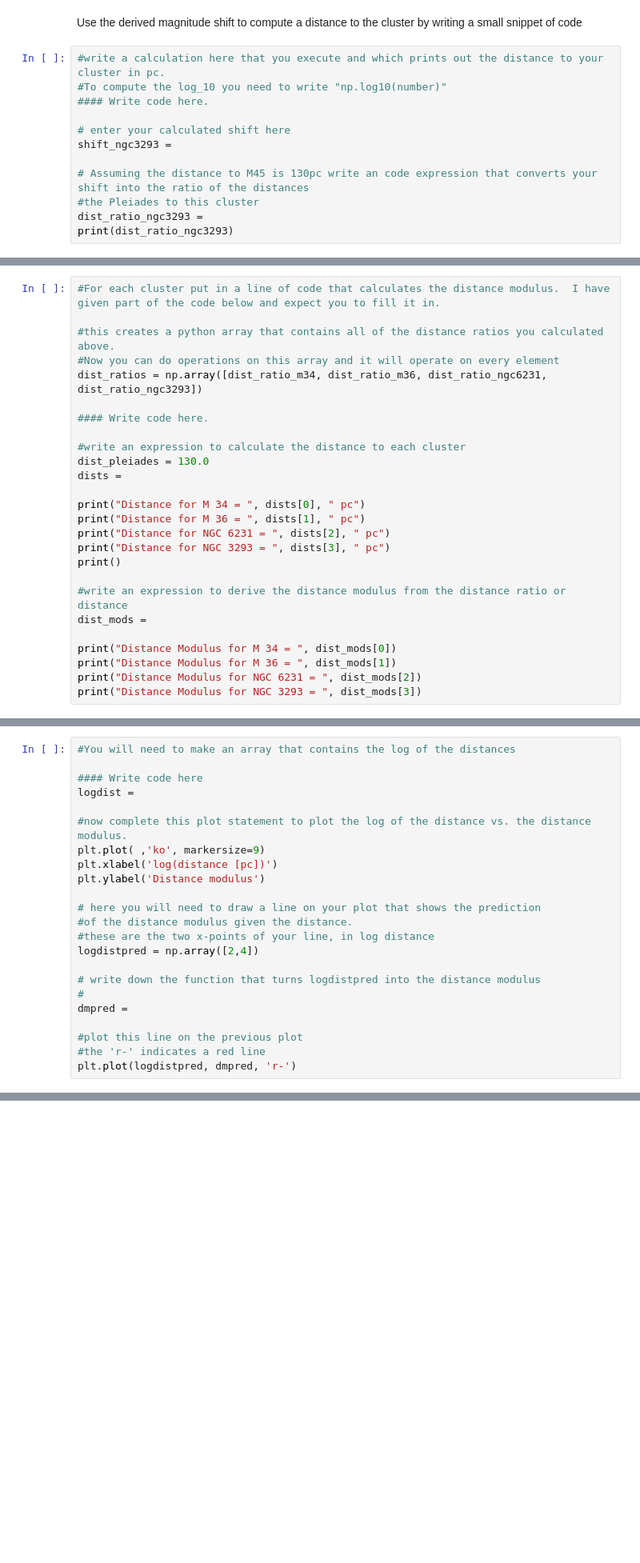
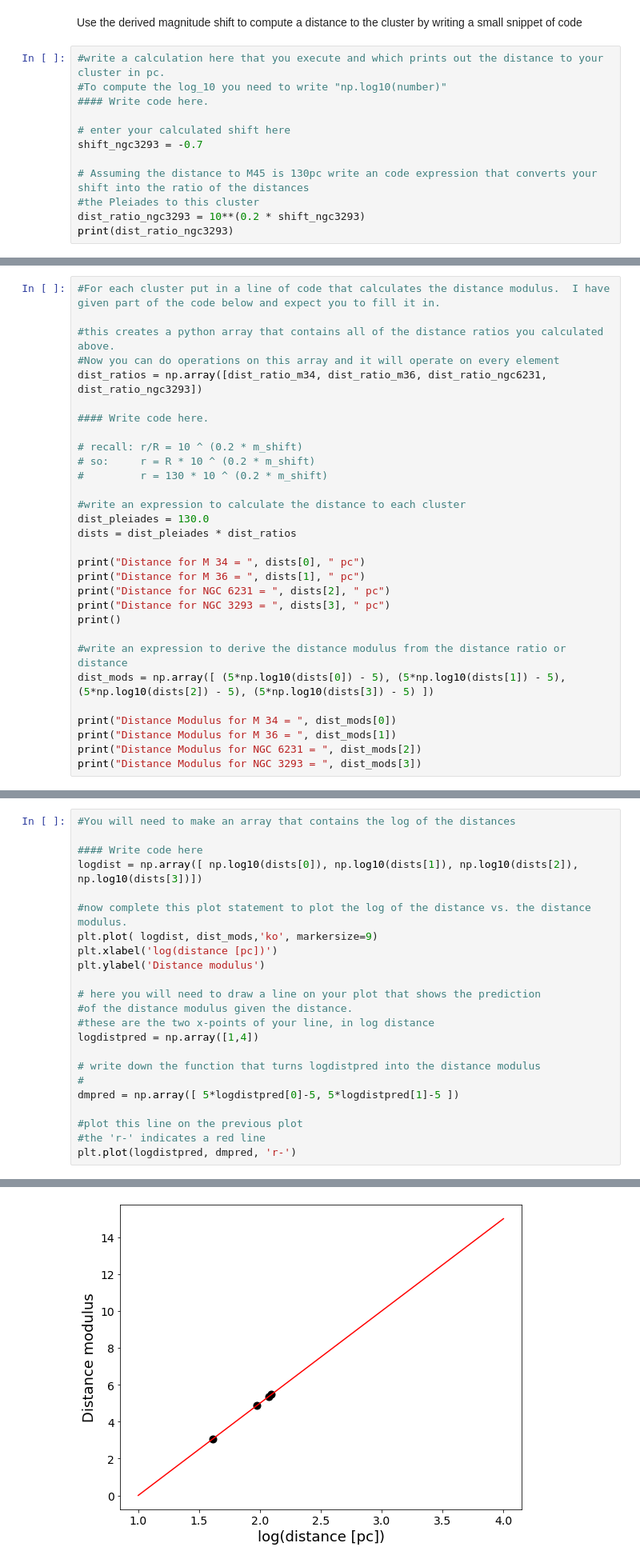
Before and after one commit to parallax-xallaraq/CMD_distmod_student, a Jupyter notebook: cluster_plot_student.ipynb, the cells around one changed output, grey strips where cells are left out. Shown: that part at 80% size. Drawn from its saved outputs; the diff is of its cells as text; blank space fills up the shorter version.

```diff
--- a/cluster_plot_student.ipynb
+++ b/cluster_plot_student.ipynb
@@ -117,9 +155,9 @@ Use the derived magnitude shift to compute a distance to the cluster by writing
 #### Write code here.
 
 # enter your calculated shift here
-shift_ngc3293 =
+shift_ngc3293 = -0.7
 
 # Assuming the distance to M45 is 130pc write an code expression that converts your shift into the ratio of the distances
 #the Pleiades to this cluster
-dist_ratio_ngc3293 =
+dist_ratio_ngc3293 = 10**(0.2 * shift_ngc3293)
 print(dist_ratio_ngc3293)
@@ -135,9 +175,13 @@ dist_ratios = np.array([dist_ratio_m34, dist_ratio_m36, dist_ratio_ngc6231, dist
 
 #### Write code here.
 
+# recall: r/R = 10 ^ (0.2 * m_shift)
+# so:     r = R * 10 ^ (0.2 * m_shift)
+#         r = 130 * 10 ^ (0.2 * m_shift)
+
 #write an expression to calculate the distance to each cluster
 dist_pleiades = 130.0
-dists =
+dists = dist_pleiades * dist_ratios
 
 print("Distance for M 34 = ", dists[0], " pc")
 print("Distance for M 36 = ", dists[1], " pc")
@@ -146,7 +190,7 @@ print("Distance for NGC 3293 = ", dists[3], " pc")
 print()
 
 #write an expression to derive the distance modulus from the distance ratio or distance
-dist_mods =
+dist_mods = np.array([ (5*np.log10(dists[0]) - 5), (5*np.log10(dists[1]) - 5), (5*np.log10(dists[2]) - 5), (5*np.log10(dists[3]) - 5) ])
 
 print("Distance Modulus for M 34 = ", dist_mods[0])
 print("Distance Modulus for M 36 = ", dist_mods[1])
@@ -162,22 +216,23 @@ In the `plot` statement below there are missing arguments.  the `'ko', markersiz
 #You will need to make an array that contains the log of the distances
 
 #### Write code here
-logdist =
+logdist = np.array([ np.log10(dists[0]), np.log10(dists[1]), np.log10(dists[2]), np.log10(dists[3])])
 
 #now complete this plot statement to plot the log of the distance vs. the distance modulus.
-plt.plot( ,'ko', markersize=9)
+plt.plot( logdist, dist_mods,'ko', markersize=9)
 plt.xlabel('log(distance [pc])')
 plt.ylabel('Distance modulus')
 
 # here you will need to draw a line on your plot that shows the prediction
 #of the distance modulus given the distance.
 #these are the two x-points of your line, in log distance
-logdistpred = np.array([2,4])
+logdistpred = np.array([1,4])
 
 # write down the function that turns logdistpred into the distance modulus
 #
-dmpred =
+dmpred = np.array([ 5*logdistpred[0]-5, 5*logdistpred[1]-5 ])
 
 #plot this line on the previous plot
 #the 'r-' indicates a red line
 plt.plot(logdistpred, dmpred, 'r-')
+# %% [output]
@@ -184,3 +240,4 @@ plt.plot(logdistpred, dmpred, 'r-')
+[figure, added]
 # %% [markdown]
 ### below this line you need to modify the cells and include text  (16 points)
 
```
Also changed, not shown: parts of 22 cells of this notebook.
